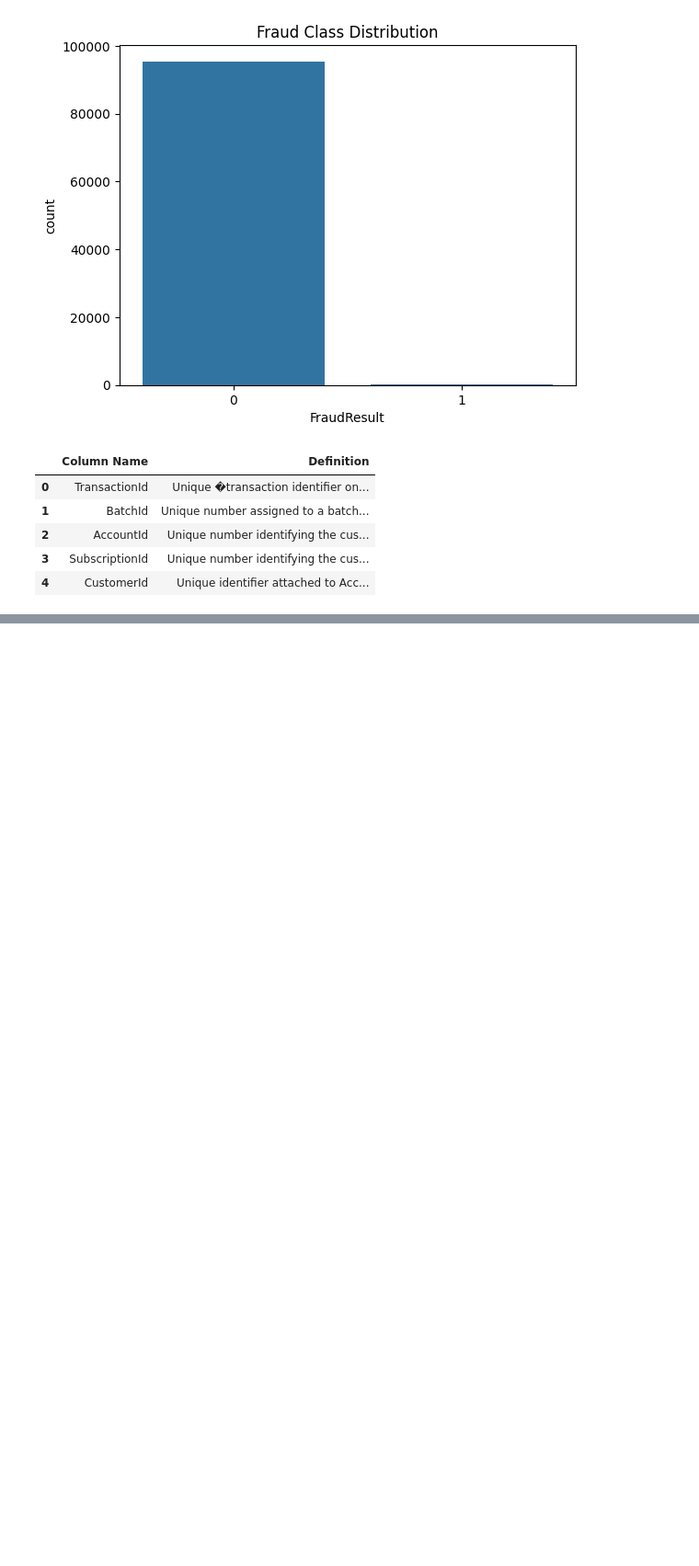
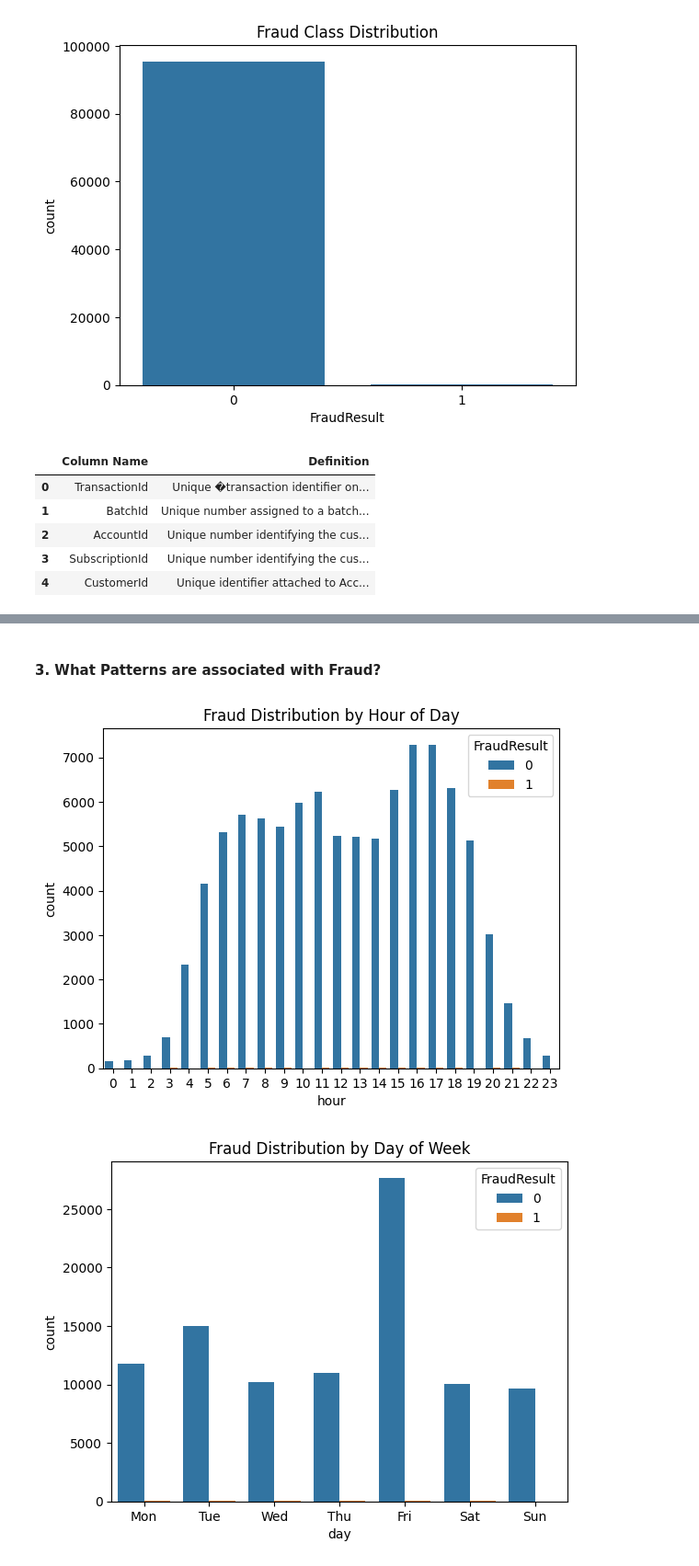
Before and after one commit to MugoDom/xente-fraud-detection-challenge, a Jupyter notebook: notebooks/01_data_exploration.ipynb, the cells around one changed output, grey strips where cells are left out. Shown: that part at 92% size. Drawn from its saved outputs; the diff is of its cells as text; code cells hidden in the pictures; blank space fills up the shorter version.

```diff
--- a/notebooks/01_data_exploration.ipynb
+++ b/notebooks/01_data_exploration.ipynb
@@ -94,0 +126,22 @@ display(var_def.head())
+# %% [markdown]
+#### 3. What Patterns are associated with Fraud?
+# %%
+# Convert to datetime first
+train['TransactionStartTime'] = pd.to_datetime(train['TransactionStartTime'])
+
+train['hour'] = train['TransactionStartTime'].dt.hour
+train['day'] = train['TransactionStartTime'].dt.dayofweek
+
+# Plot fraud by hour
+sns.countplot(x='hour', hue='FraudResult', data=train)
+plt.title("Fraud Distribution by Hour of Day")
+plt.show()
+
+# Plot fraud by day of week
+sns.countplot(x='day', hue='FraudResult', data=train)
+plt.title("Fraud Distribution by Day of Week")
+plt.xticks(ticks=range(7), labels=['Mon', 'Tue', 'Wed', 'Thu', 'Fri', 'Sat', 'Sun'])
+plt.show()
+# %% [output]
+[figure, added]
+[figure, added]
```
Also changed, not shown: parts of 23 cells of this notebook.
